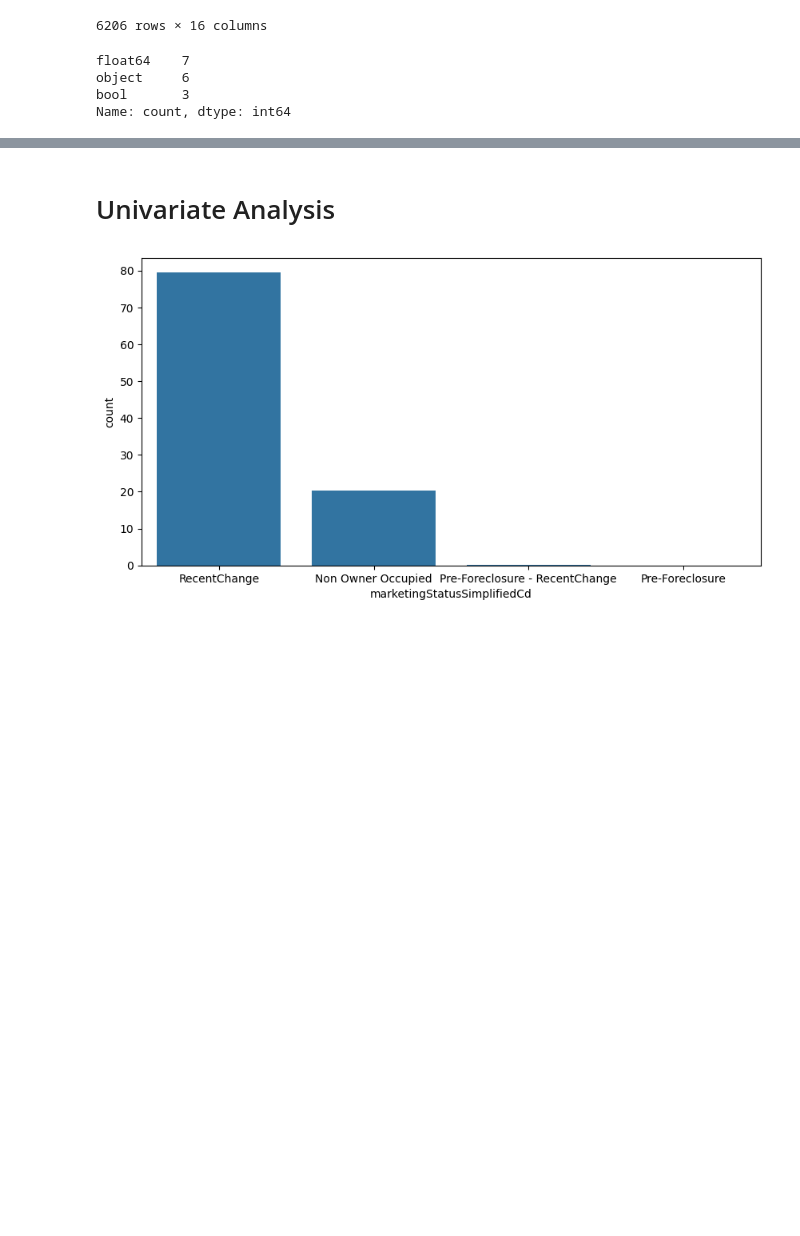
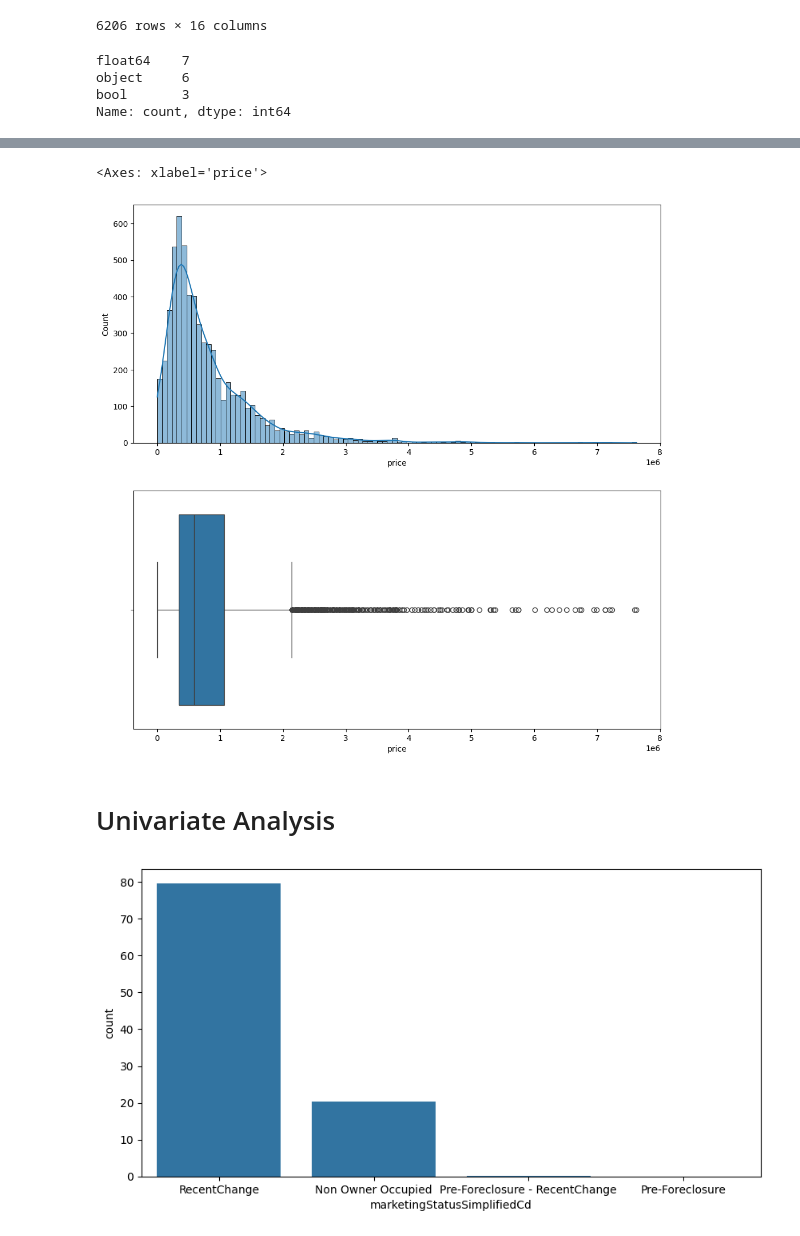
Before and after one commit to srikanthragh06/dataVisualizationCaseStudy, a Jupyter notebook: srikanth_eda.ipynb, the cells around one changed output, grey strips where cells are left out. Saved outputs shown, nothing was run; the diff lists cells and outputs as text; code cells hidden in the pictures; blank space fills up the shorter version.

```diff
--- a/srikanth_eda.ipynb
+++ b/srikanth_eda.ipynb
@@ -44,3 +74,10 @@ Numerical columns:
+# %%
+fig,ax=plt.subplots(2,1,figsize=(12,12))
+sns.histplot(data=df,x="price",kde=True,ax=ax[0])
+sns.boxplot(data=df,x="price",ax=ax[1])
+# %% [output]
+<Axes: xlabel='price'>
+[figure, added]
 # %% [markdown]
 # Univariate Analysis
 # %%
```
Also changed, not shown: parts of 20 cells of this notebook.
